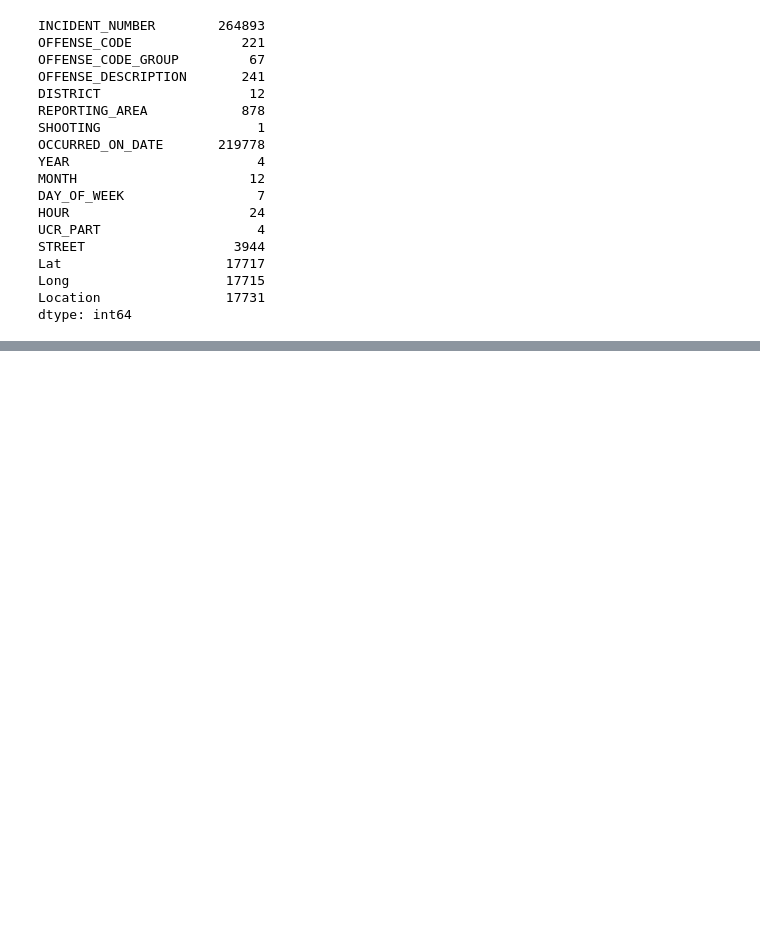
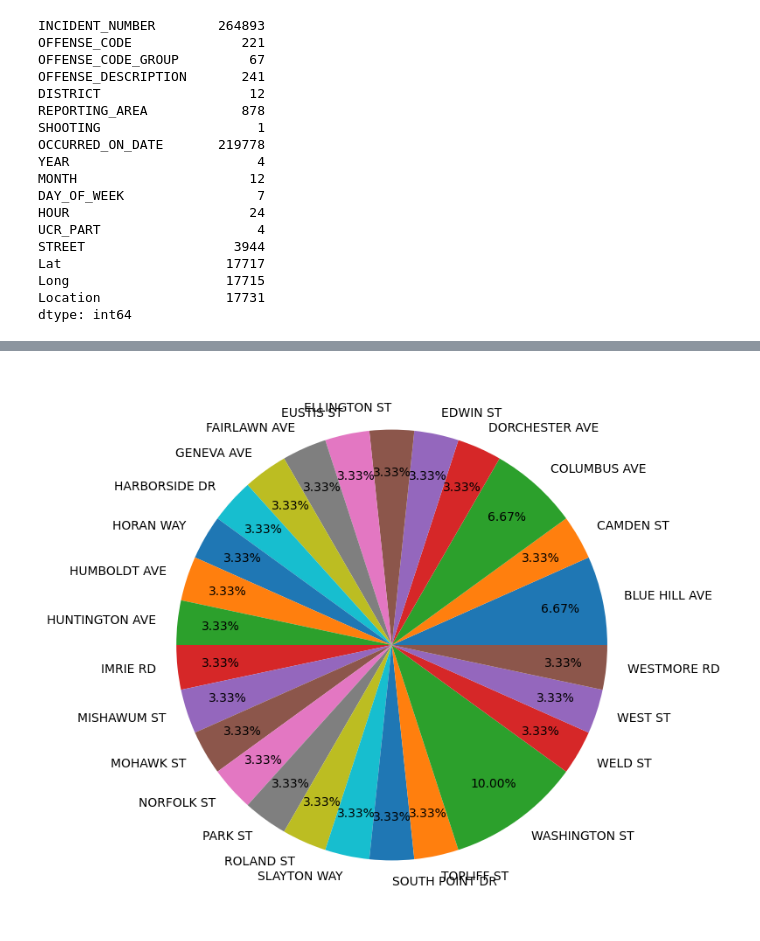
Before and after one commit to anass1209/Data_analytics_Project, a Jupyter notebook: data exploration.ipynb, the cells around one changed output, grey strips where cells are left out. Saved outputs shown, nothing was run; the diff lists cells and outputs as text; code cells hidden in the pictures; blank space fills up the shorter version.

```diff
--- a/data exploration.ipynb
+++ b/data exploration.ipynb
@@ -240,0 +306,12 @@ dtype: int64
+# %%
+part_of_data = data.sample(n=30)
+STREET = part_of_data.groupby('STREET')['STREET'].count()
+
+value = STREET.values
+index = STREET.index
+
+plt.figure(figsize=(12,8))
+plt.pie(value,labels = index,autopct="%.2f%%", pctdistance=0.8)
+plt.show()
+# %% [output]
+[figure, added]
```
Also changed, not shown: parts of 15 cells of this notebook, 1 other file.
